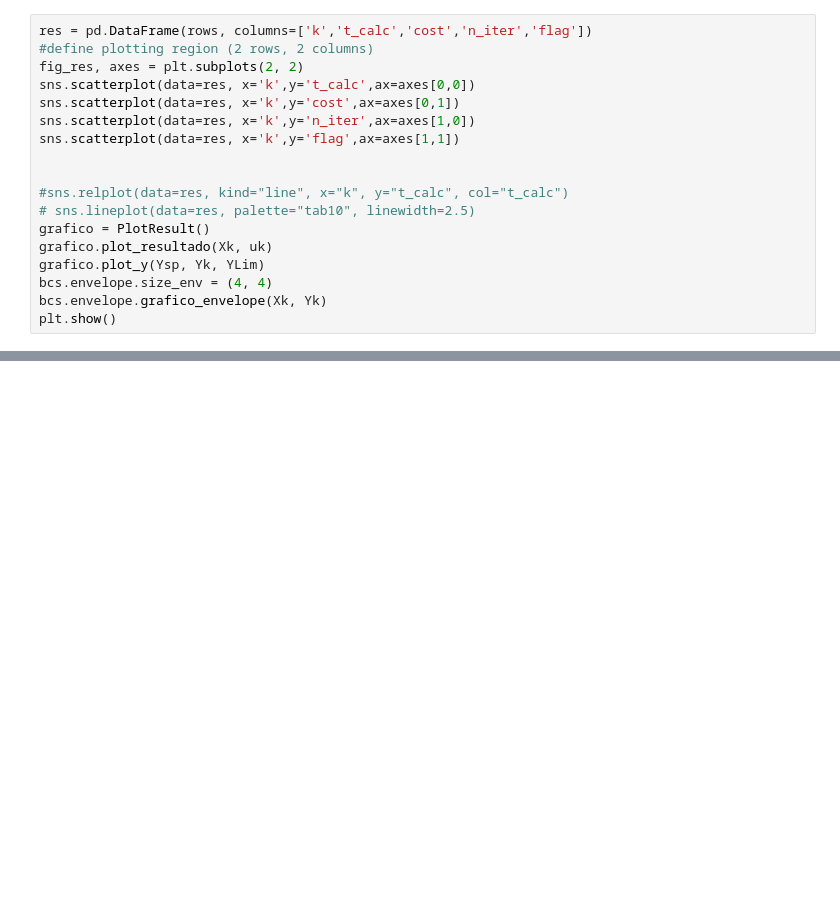
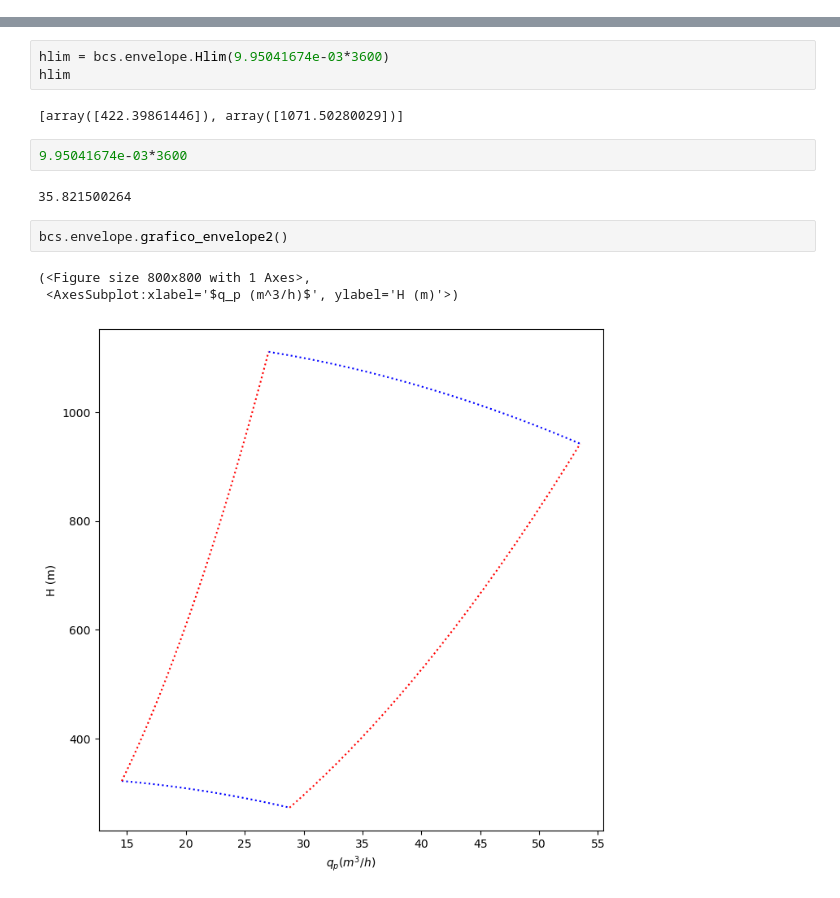
Before and after one commit to tanielfranklin/NMPC_PINN, a Jupyter notebook: simulador_BCS_pavlov/NMPC_taniel.ipynb, the cells around one changed output, grey strips where cells are left out. Cells and saved outputs as stored; diff of their text form; blank space fills up the shorter version.

```diff
--- a/simulador_BCS_pavlov/NMPC_taniel.ipynb
+++ b/simulador_BCS_pavlov/NMPC_taniel.ipynb
@@ -219,18 +148,0 @@ At nonzero 4.
-# %%
-res = pd.DataFrame(rows, columns=['k','t_calc','cost','n_iter','flag'])
-#define plotting region (2 rows, 2 columns)
-fig_res, axes = plt.subplots(2, 2)
-sns.scatterplot(data=res, x='k',y='t_calc',ax=axes[0,0])
-sns.scatterplot(data=res, x='k',y='cost',ax=axes[0,1])
-sns.scatterplot(data=res, x='k',y='n_iter',ax=axes[1,0])
-sns.scatterplot(data=res, x='k',y='flag',ax=axes[1,1])
-
-
-#sns.relplot(data=res, kind="line", x="k", y="t_calc", col="t_calc")
-# sns.lineplot(data=res, palette="tab10", linewidth=2.5)
-grafico = PlotResult()
-grafico.plot_resultado(Xk, uk)
-grafico.plot_y(Ysp, Yk, YLim)
-bcs.envelope.size_env = (4, 4)
-bcs.envelope.grafico_envelope(Xk, Yk)
-plt.show()
@@ -236,0 +158,15 @@ plt.show()
+# %%
+hlim = bcs.envelope.Hlim(9.95041674e-03*3600)
+hlim
+# %% [output]
+[array([422.39861446]), array([1071.50280029])]
+# %%
+9.95041674e-03*3600
+# %% [output]
+35.821500264
+# %%
+bcs.envelope.grafico_envelope2()
+# %% [output]
+(<Figure size 800x800 with 1 Axes>,
+ <AxesSubplot:xlabel='$q_p (m^3/h)$', ylabel='H (m)'>)
+[figure, added]
```
Also changed, not shown: parts of 11 cells of this notebook, 7 other files.
